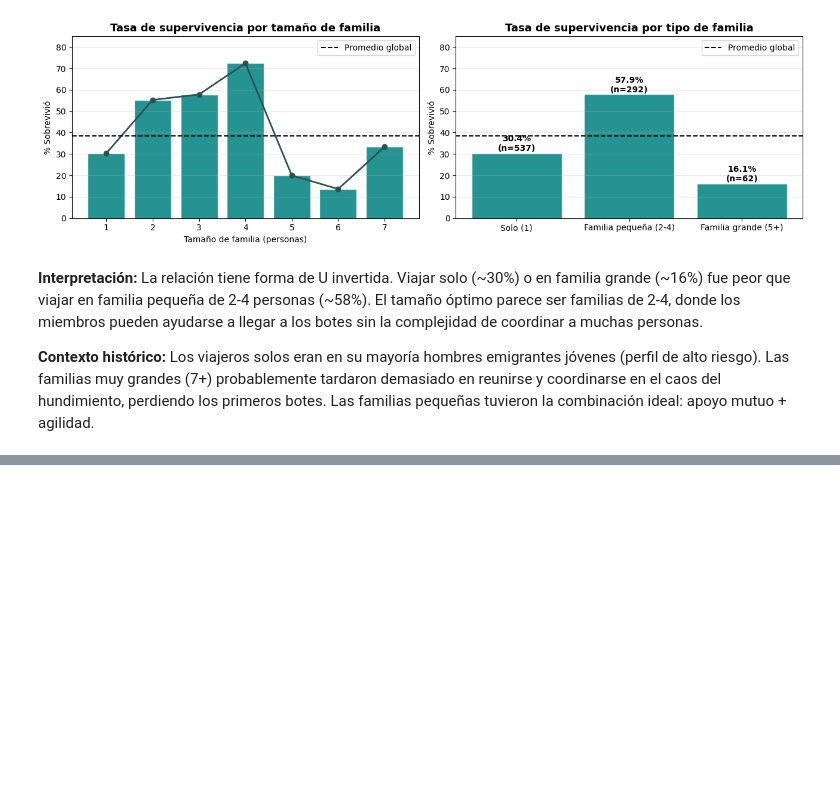
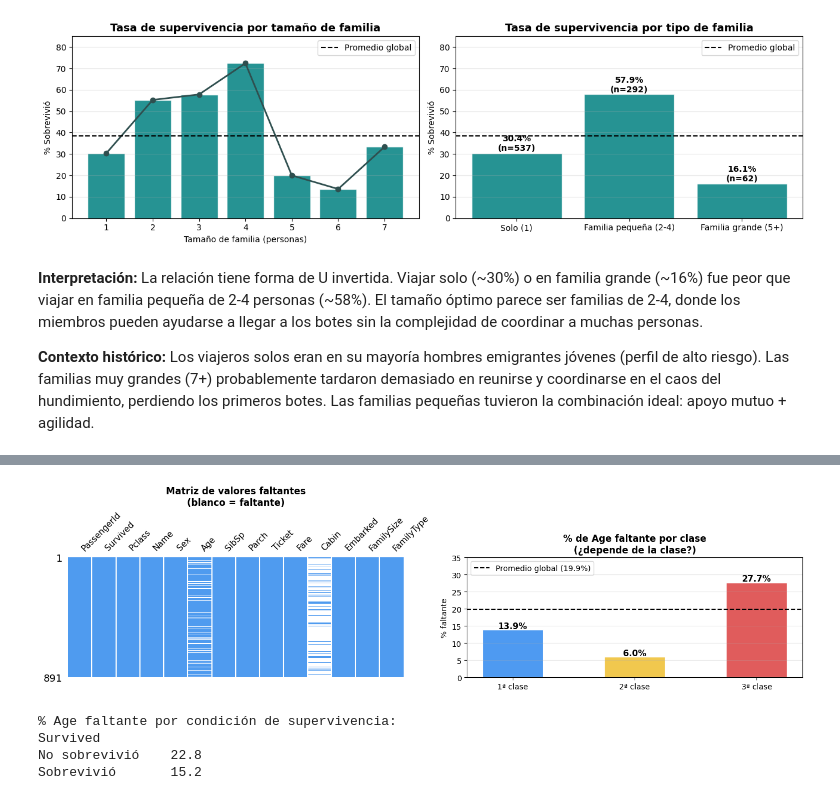
Before and after one commit to Ricardo-B04/Titanic_EDA, a Jupyter notebook: titanic_EDA.ipynb, the cells around one changed output, grey strips where cells are left out. Drawn from its saved outputs; the diff is of its cells as text; code cells hidden in the pictures; blank space fills up the shorter version.

```diff
--- a/titanic_EDA.ipynb
+++ b/titanic_EDA.ipynb
@@ -465,0 +512,37 @@ plt.show()
+# %%
+import missingno as msno
+
+fig, axes = plt.subplots(1, 2, figsize=(14, 4))
+
+# --- Matrix de missingno ---
+msno.matrix(titanic, ax=axes[0], sparkline=False, fontsize=11, color=(0.31, 0.61, 0.94))
+axes[0].set_title('Matriz de valores faltantes\n(blanco = faltante)', fontsize=12, fontweight='bold')
+
+# --- % de Age faltante por clase (¿es aleatorio?) ---
+age_missing_by_class = titanic.groupby('Pclass')['Age'].apply(lambda x: x.isnull().mean() * 100)
+age_missing_by_class.index = ['1ª clase', '2ª clase', '3ª clase']
+axes[1].bar(age_missing_by_class.index, age_missing_by_class.values,
+            color=['#4e9af1','#f1c84e','#e05c5c'], edgecolor='white', width=0.5)
+for i, v in enumerate(age_missing_by_class.values):
+    axes[1].text(i, v + 0.4, f'{v:.1f}%', ha='center', fontsize=11, fontweight='bold')
+axes[1].axhline(titanic['Age'].isnull().mean()*100, color='black', linestyle='--',
+                linewidth=1.5, label=f'Promedio global ({titanic["Age"].isnull().mean()*100:.1f}%)')
+axes[1].set_title('% de Age faltante por clase\n(¿depende de la clase?)', fontsize=12, fontweight='bold')
+axes[1].set_ylabel('% faltante')
+axes[1].set_ylim(0, 35)
+axes[1].legend()
+axes[1].grid(axis='y', alpha=0.3)
+
+plt.tight_layout()
+plt.show()
+
+# También verificar si la ausencia de Age se relaciona con supervivencia
+print("% Age faltante por condición de supervivencia:")
+print((titanic.groupby('Survived')['Age'].apply(lambda x: x.isnull().mean()*100)
+       .rename({0:'No sobrevivió', 1:'Sobrevivió'}).round(1)).to_string())
+# %% [output]
+[figure, added]
+% Age faltante por condición de supervivencia:
+Survived
+No sobrevivió    22.8
+Sobrevivió       15.2
```
Also changed, not shown: parts of 13 cells of this notebook.
